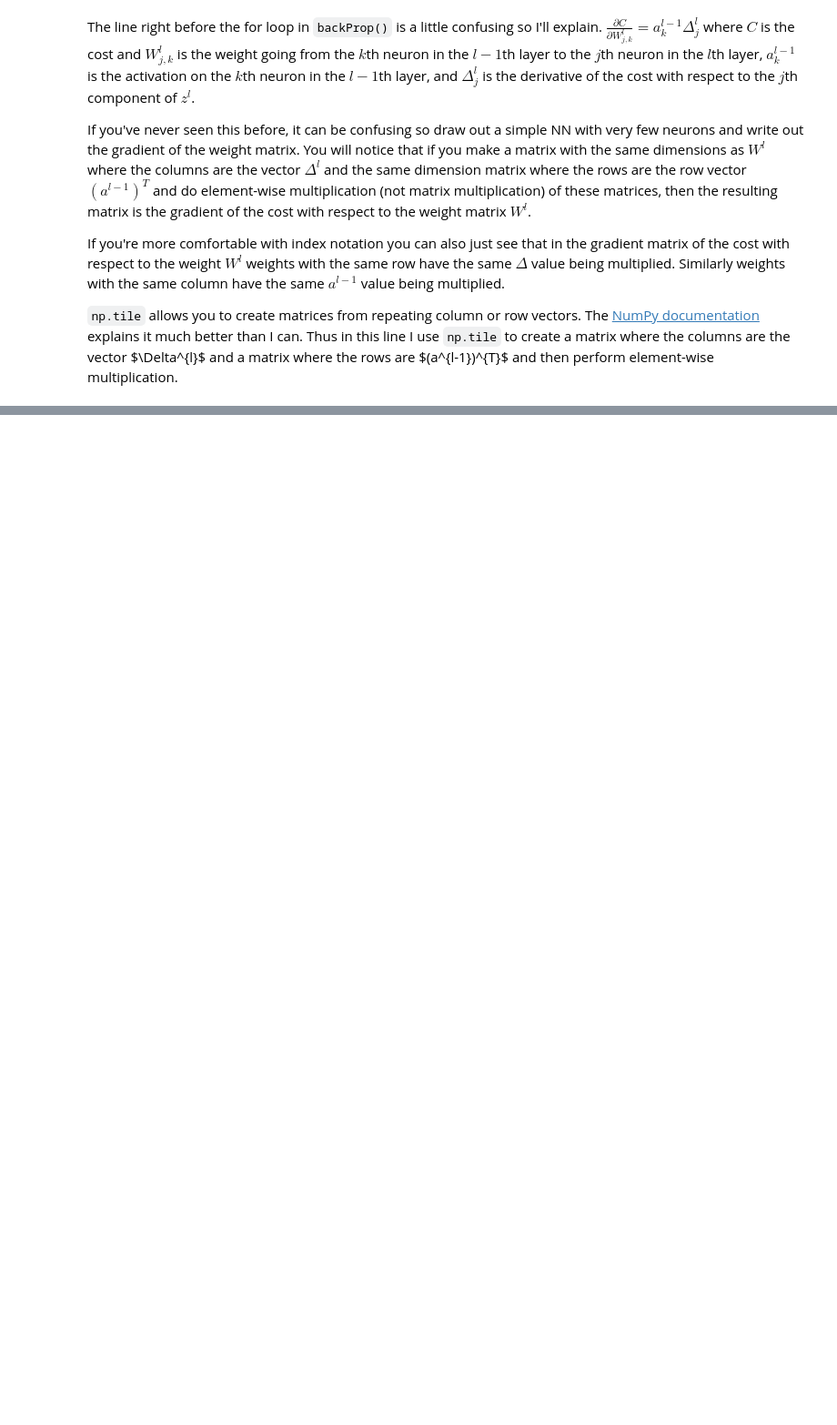
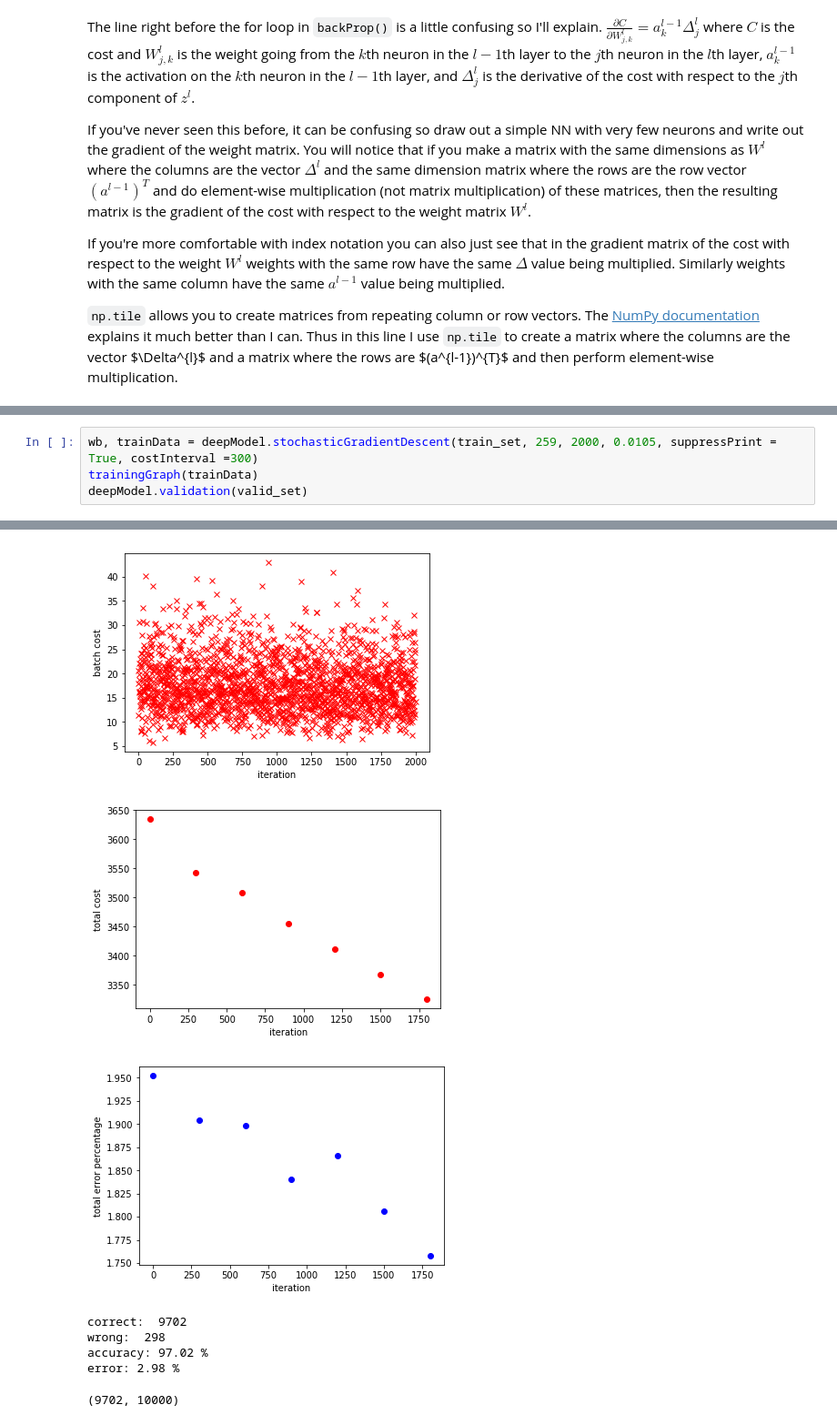
Before and after one commit to nflu/MNIST, a Jupyter notebook: Neural_Network.ipynb, the cells around one changed output, grey strips where cells are left out. Shown at 91% size. Saved outputs shown, nothing was run; the diff lists cells and outputs as text; blank space fills up the shorter version.

Commit message:
ran model a little got some data

```diff
--- a/Neural_Network.ipynb
+++ b/Neural_Network.ipynb
@@ -369,0 +386,5 @@ deepModel.validation(valid_set)
+# %%
+wb, trainData = deepModel.stochasticGradientDescent(train_set, 259, 2000, 0.0105, suppressPrint = True, costInterval =300)
+trainingGraph(trainData)
+deepModel.validation(valid_set)
+# %% [output]
@@ -369,0 +392,8 @@ deepModel.validation(valid_set)
+[figure, added]
+[figure, added]
+[figure, added]
+correct:  9702
+wrong:  298
+accuracy: 97.02 %
+error: 2.98 %
+(9702, 10000)
```
Also changed, not shown: parts of 29 cells of this notebook.
